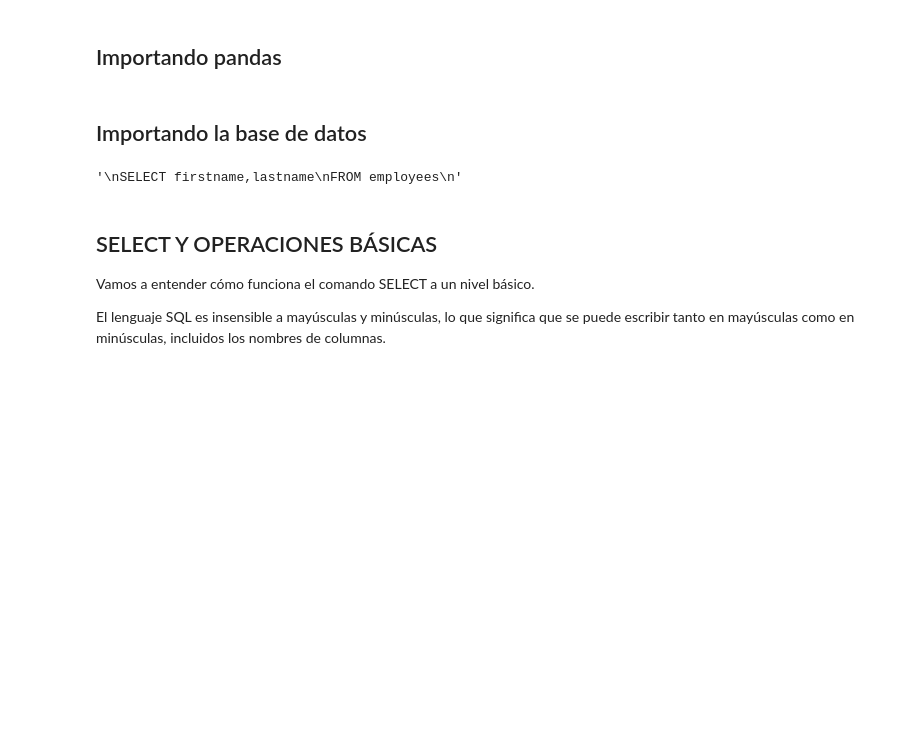
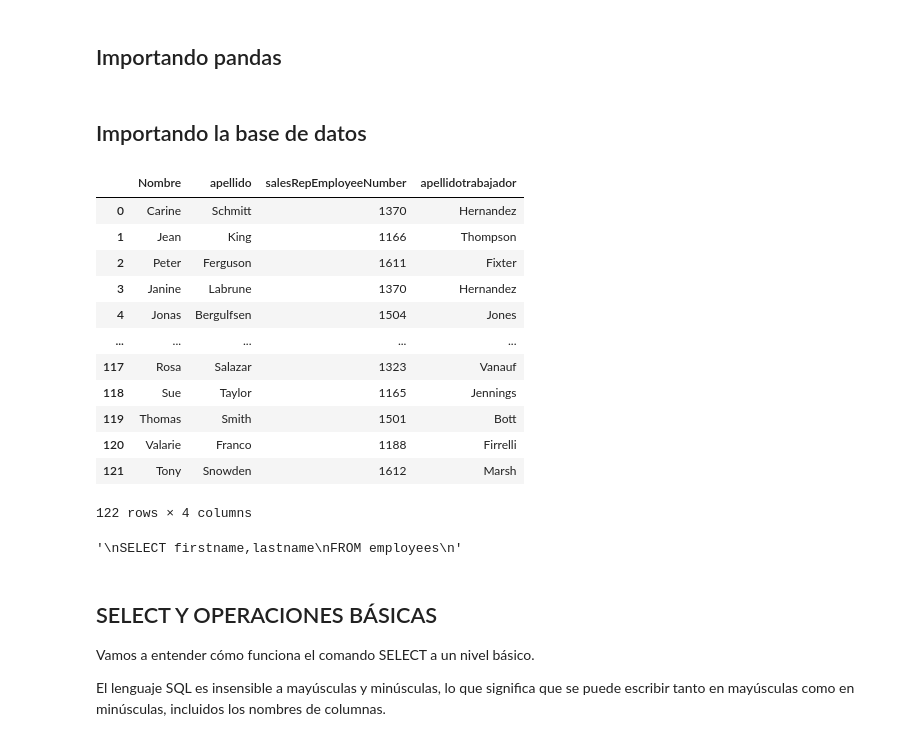
Before and after one commit to Unbiunio/SQL_practice, a Jupyter notebook: ClassicModels_curso_SQL.ipynb, the cells around one changed output. Cells and saved outputs as stored; diff of their text form; code cells hidden in the pictures; blank space fills up the shorter version.

```diff
--- a/ClassicModels_curso_SQL.ipynb
+++ b/ClassicModels_curso_SQL.ipynb
@@ -25,3 +20,24 @@ FROM employees
+# %%
+q = """
+SELECT contactfirstname Nombre,contactlastname apellido, salesrepemployeenumber, lastname apellidotrabajador
+FROM customers
+left join employees on salesrepemployeenumber = employeenumber
+"""
+pd.read_sql(q,con)
+# %% [output]
+|  | Nombre | apellido | salesRepEmployeeNumber | apellidotrabajador |
+| 0 | Carine | Schmitt | 1370 | Hernandez |
+| 1 | Jean | King | 1166 | Thompson |
+| 2 | Peter | Ferguson | 1611 | Fixter |
+| 3 | Janine | Labrune | 1370 | Hernandez |
+| 4 | Jonas | Bergulfsen | 1504 | Jones |
+| ... | ... | ... | ... | ... |
+| 117 | Rosa | Salazar | 1323 | Vanauf |
+| 118 | Sue | Taylor | 1165 | Jennings |
+| 119 | Thomas | Smith | 1501 | Bott |
+| 120 | Valarie | Franco | 1188 | Firrelli |
+| 121 | Tony | Snowden | 1612 | Marsh |
+122 rows × 4 columns
 # %%
 q
 # %% [output]
```
Also changed, not shown: parts of 2 cells of this notebook.
